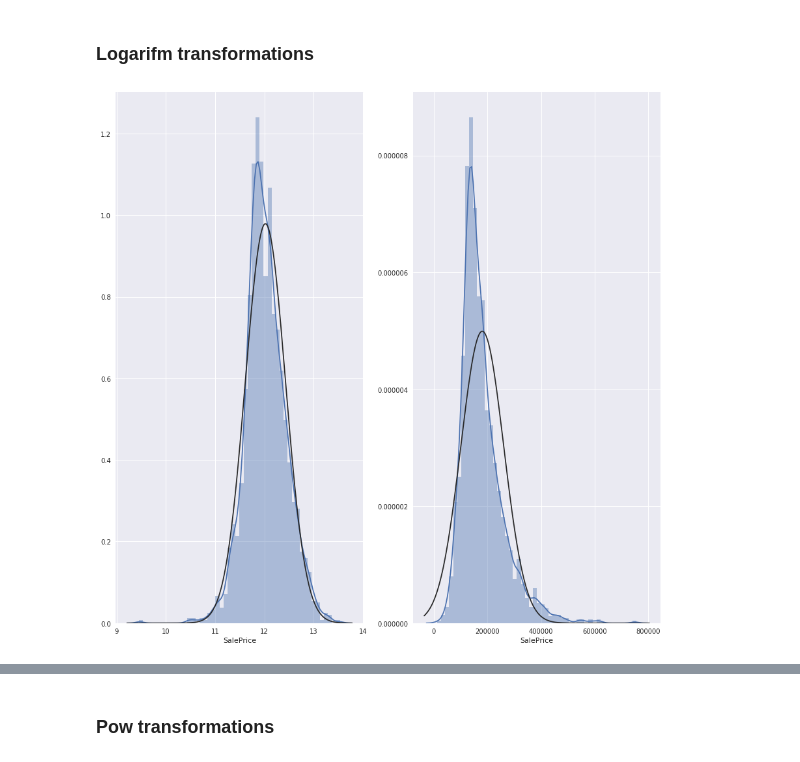
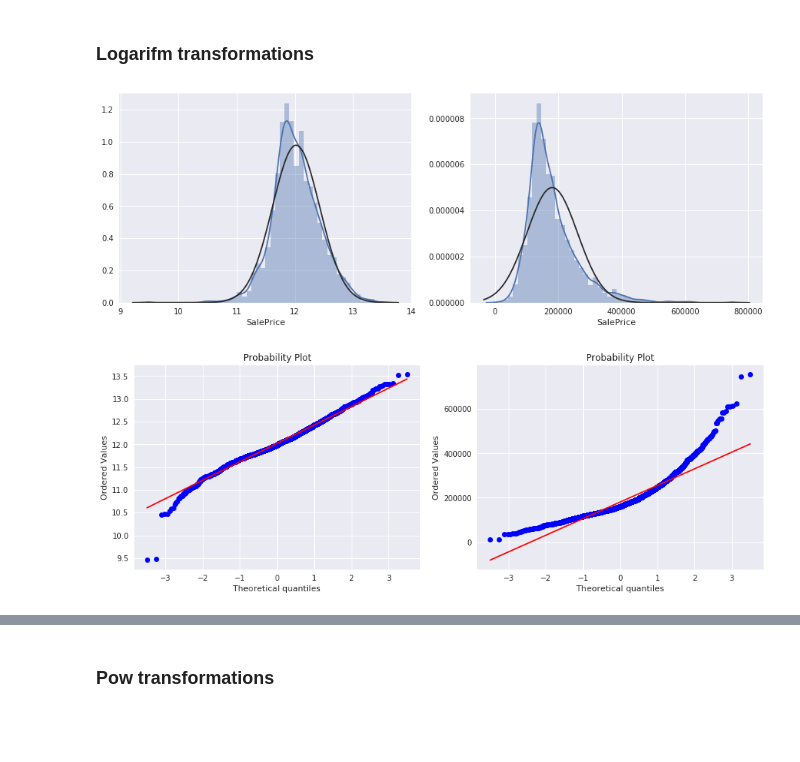
Before and after one commit to spiashko-house-prices/house-prices-notebook, a Jupyter notebook: notebook/data_analise.ipynb, the cells around one changed output, grey strips where cells are left out. Drawn from its saved outputs; the diff is of its cells as text; code cells hidden in the pictures; blank space fills up the shorter version.

```diff
--- a/notebook/data_analise.ipynb
+++ b/notebook/data_analise.ipynb
@@ -76,0 +89,4 @@ len(features)
+# %%
+# remove left images where data is missed
+full_frame = full_frame.drop(full_frame.loc[full_frame.isnull().any(axis=1)].index)
+full_frame[list(features)].isnull().sum().max() #just checking that there's no missing data missing...
@@ -78,7 +101,7 @@ len(features)
 ### Lists of numerical and categorical features
 # %%
 # get categorical features list
-g = {k.name: v for k, v in full_frame[features].columns.to_series().groupby(full_frame[features].dtypes).groups.items()}
+g = {k.name: v for k, v in full_frame[list(features)].columns.to_series().groupby(full_frame.dtypes).groups.items()}
 categorical = g["object"].tolist()
 numerical = g["float64"].tolist() + g["int64"].tolist()
 g
@@ -178,7 +201,7 @@ corrmat = numerical_df.corr().abs()
 k = 10 #number of variables for heatmap
 cols = corrmat.nlargest(k+1, 'SalePrice')['SalePrice'].index
 cm = numerical_df[cols].corr().abs()
-sns.set(rc={'figure.figsize':(15,15)})
+sns.set(rc={'figure.figsize':(9,9)})
 sns.heatmap(cm, vmax=.8, cbar=True, annot=True, square=True, fmt='.2f', annot_kws={'size': 10}, yticklabels=cols.values, xticklabels=cols.values)
 # %% [output]
 <matplotlib.axes._subplots.AxesSubplot at 0x...>
@@ -298,5 +324,5 @@ highly_corr_cm
 # %%
-columns_to_remove = ["Exterior2nd", "GarageCond"]
+columns_to_remove = ["Exterior2nd"]
 # %%
 categorical_df.drop(columns=columns_to_remove, inplace=True)
 # %%
@@ -358,13 +384,19 @@ for feature in logarifm_frame.columns:
     logarifm_frame[feature] = logarifm_frame[feature].apply(lambda row: 0 if row in (0,1) else np.log(row))
 # %%
 #histogram
-sns.set(rc={'figure.figsize':(15,15)})
-fig, ax =plt.subplots(1,2)
+sns.set(rc={'figure.figsize':(15,5)})
+fig, ax = plt.subplots(1,2)
 sns.distplot(logarifm_frame['SalePrice'], fit=norm, ax=ax[0])
 sns.distplot(full_frame['SalePrice'], fit=norm, ax=ax[1])
 fig.show()
+
+fig, ax = plt.subplots(1,2)
+stats.probplot(logarifm_frame['SalePrice'], plot=ax[0])
+stats.probplot(full_frame['SalePrice'], plot=ax[1])
+fig.show()
 # %% [output]
-[figure, old version]
+[figure, new version]
+[figure, added]
 # %%
 for feature in features:
     plt.figure()
```
Also changed, not shown: parts of 17 cells of this notebook, 2 other files.
